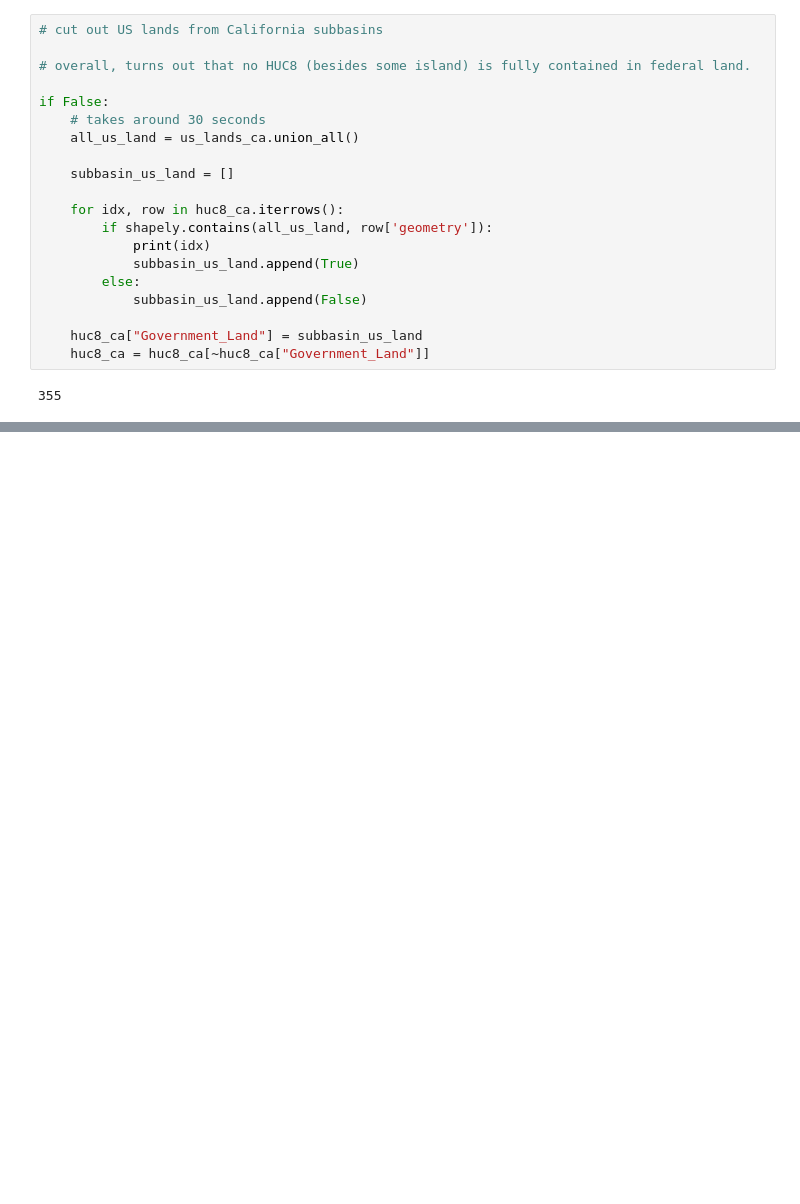
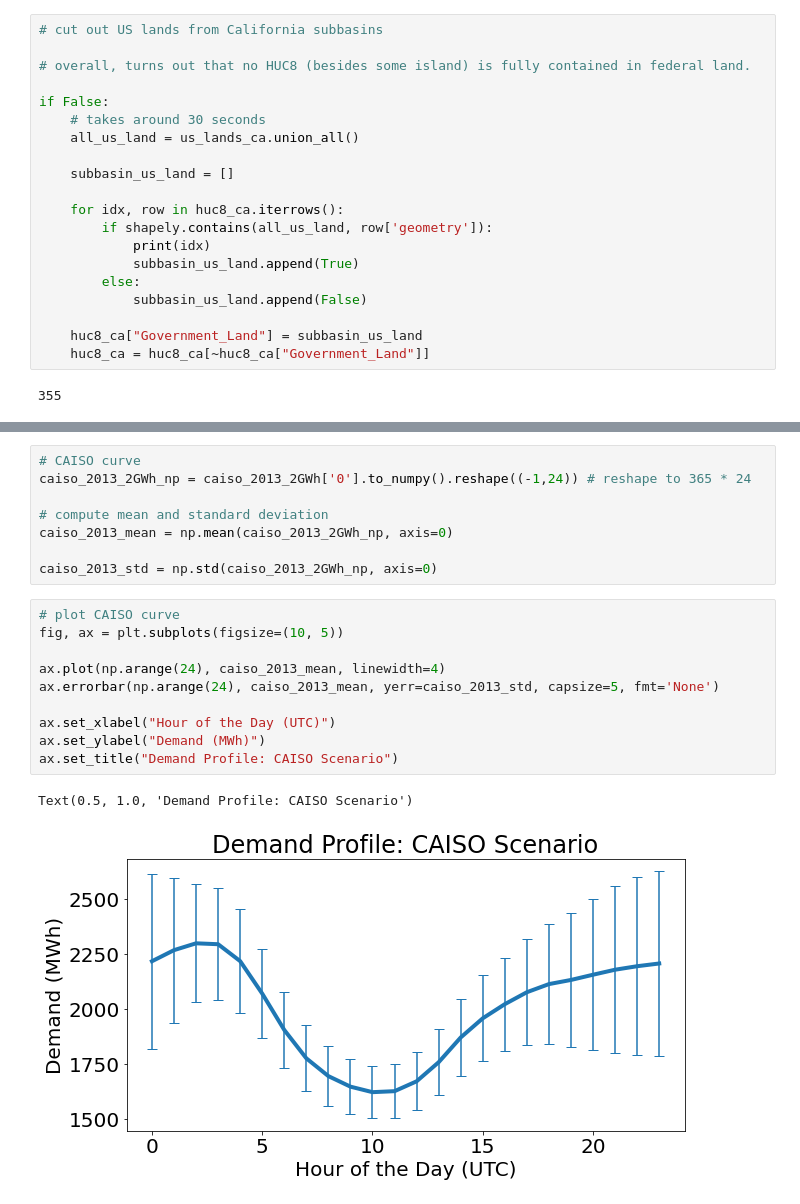
Before and after one commit to disha-22/DCSitingOptimization, a Jupyter notebook: model_implementation.ipynb, the cells around one changed output, grey strips where cells are left out. Saved outputs shown, nothing was run; the diff lists cells and outputs as text; blank space fills up the shorter version.

```diff
--- a/model_implementation.ipynb
+++ b/model_implementation.ipynb
@@ -124,0 +165,21 @@ if False:
+# %%
+# CAISO curve
+caiso_2013_2GWh_np = caiso_2013_2GWh['0'].to_numpy().reshape((-1,24)) # reshape to 365 * 24
+
+# compute mean and standard deviation
+caiso_2013_mean = np.mean(caiso_2013_2GWh_np, axis=0)
+
+caiso_2013_std = np.std(caiso_2013_2GWh_np, axis=0)
+# %%
+# plot CAISO curve
+fig, ax = plt.subplots(figsize=(10, 5))
+
+ax.plot(np.arange(24), caiso_2013_mean, linewidth=4)
+ax.errorbar(np.arange(24), caiso_2013_mean, yerr=caiso_2013_std, capsize=5, fmt='None')
+
+ax.set_xlabel("Hour of the Day (UTC)")
+ax.set_ylabel("Demand (MWh)")
+ax.set_title("Demand Profile: CAISO Scenario")
+# %% [output]
+Text(0.5, 1.0, 'Demand Profile: CAISO Scenario')
+[figure, added]
```
Also changed, not shown: parts of 18 cells of this notebook, 5 other files.
